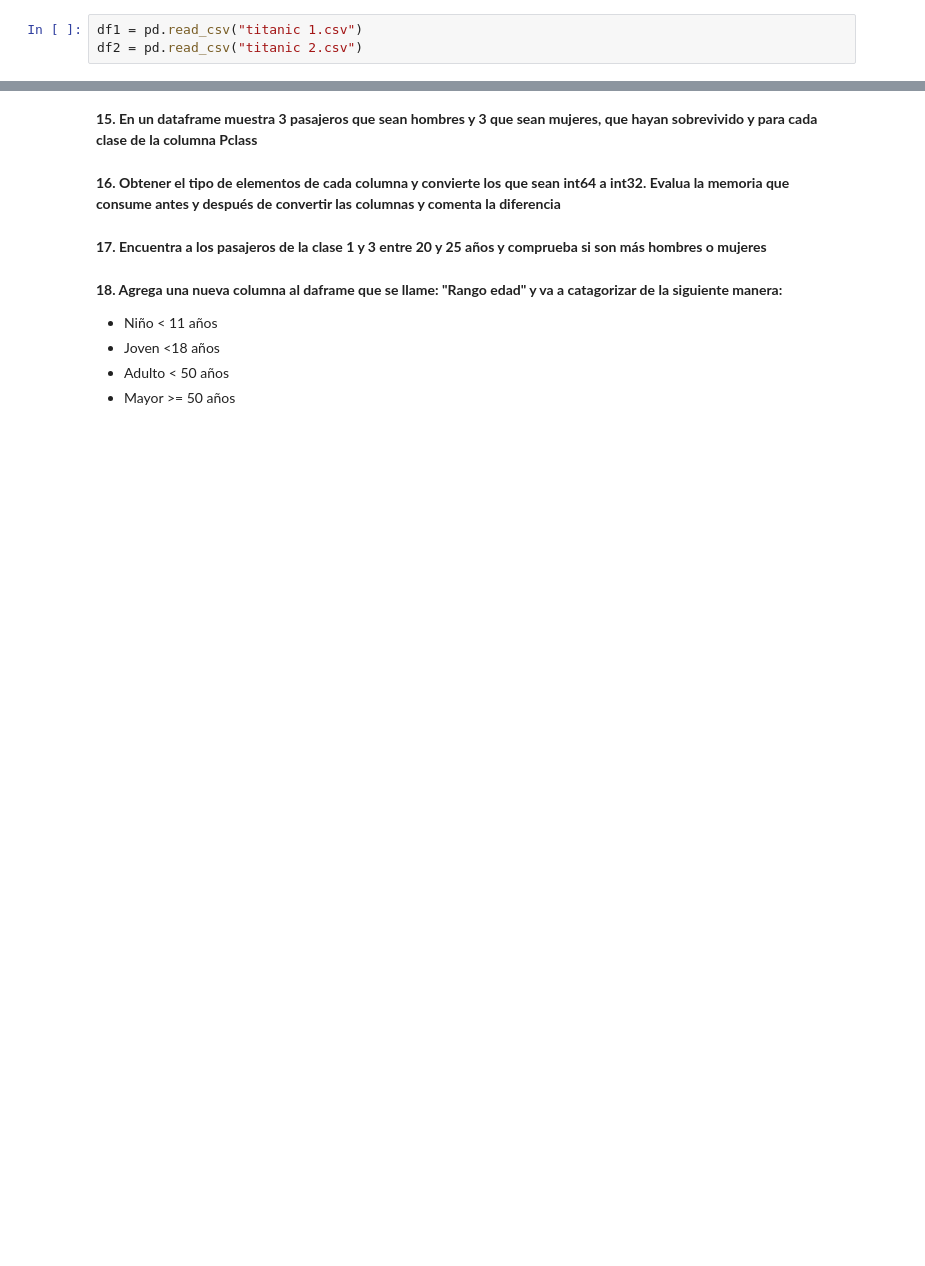
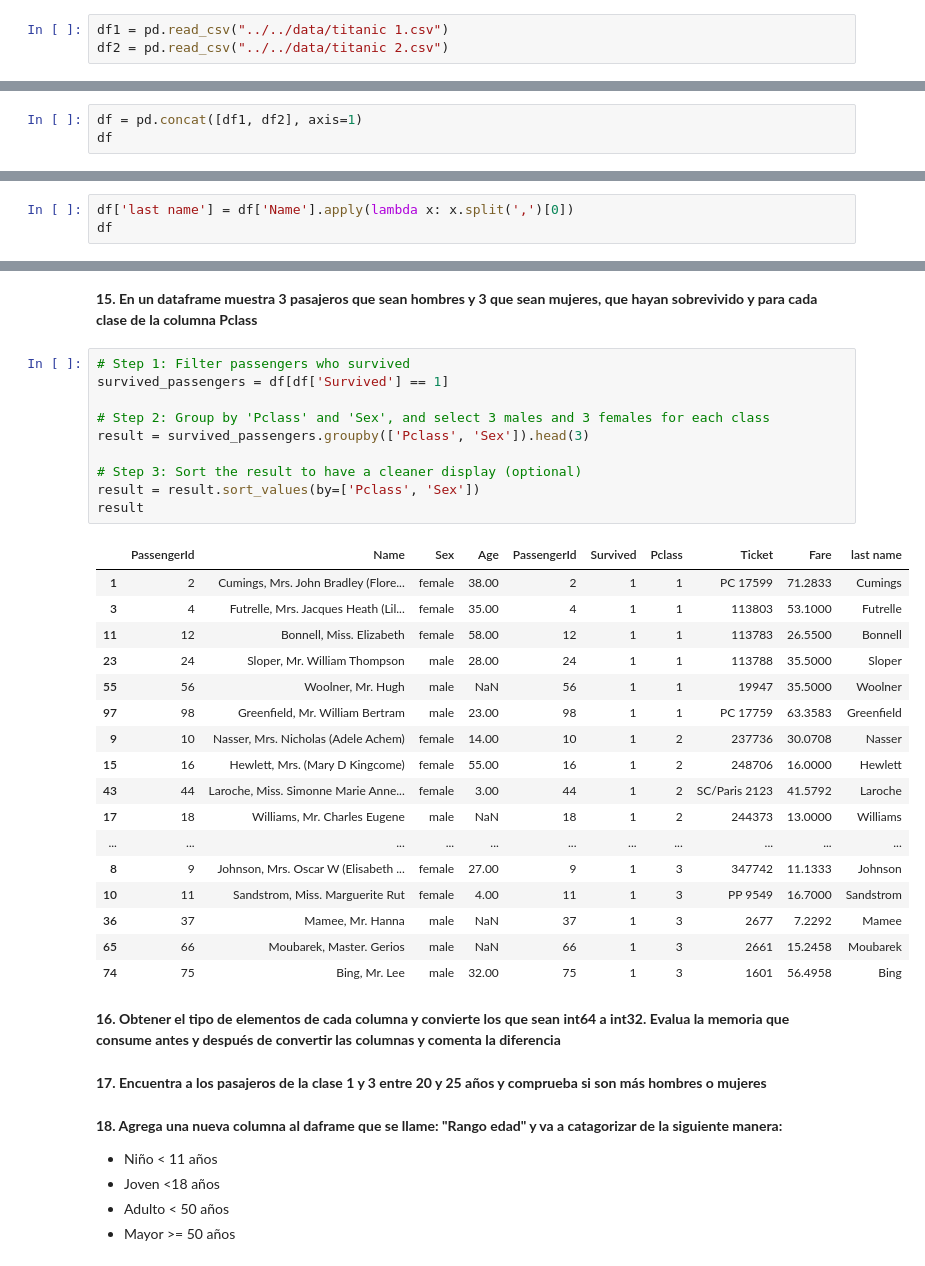
Before and after one commit to joelalves/machine-learning-course, a Jupyter notebook: numpy-pandas-preprocess/pandas/Pandas_Titanic.ipynb, the cells around one changed output, grey strips where cells are left out. Drawn from its saved outputs; the diff is of its cells as text; blank space fills up the shorter version.

```diff
--- a/numpy-pandas-preprocess/pandas/Pandas_Titanic.ipynb
+++ b/numpy-pandas-preprocess/pandas/Pandas_Titanic.ipynb
@@ -1,8 +1,8 @@
 # %%
 import pandas as pd
 # %%
-df1 = pd.read_csv("titanic 1.csv")
-df2 = pd.read_csv("titanic 2.csv")
+df1 = pd.read_csv("../../data/titanic 1.csv")
+df2 = pd.read_csv("../../data/titanic 2.csv")
 # %% [markdown]
 **1. Mostrar las estadisticas de cada uno de los dataframe**
 # %%
@@ -24,2 +40,5 @@ df1
 # %% [markdown]
 **1. Unir los dataframe para obtener solo uno**
+# %%
+df = pd.concat([df1, df2], axis=1)
+df
@@ -38,2 +133,5 @@ df1
 # %% [markdown]
 **8. Crear una columna con el apellido de cada pasajero y agregala al dataframe**
+# %%
+df['last name'] = df['Name'].apply(lambda x: x.split(',')[0])
+df
@@ -54,5 +251,33 @@ df1
 # %% [markdown]
 **15. En un dataframe muestra 3 pasajeros que sean hombres y 3 que sean mujeres, que hayan sobrevivido y para cada clase de la columna Pclass**
+# %%
+# Step 1: Filter passengers who survived
+survived_passengers = df[df['Survived'] == 1]
+
+# Step 2: Group by 'Pclass' and 'Sex', and select 3 males and 3 females for each class
+result = survived_passengers.groupby(['Pclass', 'Sex']).head(3)
+
+# Step 3: Sort the result to have a cleaner display (optional)
+result = result.sort_values(by=['Pclass', 'Sex'])
+result
+# %% [output]
+|  | PassengerId | Name | Sex | Age | PassengerId | Survived | Pclass | Ticket | Fare | last name |
+| 1 | 2 | Cumings, Mrs. John Bradley (Flore... | female | 38.00 | 2 | 1 | 1 | PC 17599 | 71.2833 | Cumings |
+| 3 | 4 | Futrelle, Mrs. Jacques Heath (Lil... | female | 35.00 | 4 | 1 | 1 | 113803 | 53.1000 | Futrelle |
+| 11 | 12 | Bonnell, Miss. Elizabeth | female | 58.00 | 12 | 1 | 1 | 113783 | 26.5500 | Bonnell |
+| 23 | 24 | Sloper, Mr. William Thompson | male | 28.00 | 24 | 1 | 1 | 113788 | 35.5000 | Sloper |
+| 55 | 56 | Woolner, Mr. Hugh | male | NaN | 56 | 1 | 1 | 19947 | 35.5000 | Woolner |
+| 97 | 98 | Greenfield, Mr. William Bertram | male | 23.00 | 98 | 1 | 1 | PC 17759 | 63.3583 | Greenfield |
+| 9 | 10 | Nasser, Mrs. Nicholas (Adele Achem) | female | 14.00 | 10 | 1 | 2 | 237736 | 30.0708 | Nasser |
+| 15 | 16 | Hewlett, Mrs. (Mary D Kingcome) | female | 55.00 | 16 | 1 | 2 | 248706 | 16.0000 | Hewlett |
+| 43 | 44 | Laroche, Miss. Simonne Marie Anne... | female | 3.00 | 44 | 1 | 2 | SC/Paris 2123 | 41.5792 | Laroche |
+| 17 | 18 | Williams, Mr. Charles Eugene | male | NaN | 18 | 1 | 2 | 244373 | 13.0000 | Williams |
+| ... | ... | ... | ... | ... | ... | ... | ... | ... | ... | ... |
+| 8 | 9 | Johnson, Mrs. Oscar W (Elisabeth ... | female | 27.00 | 9 | 1 | 3 | 347742 | 11.1333 | Johnson |
+| 10 | 11 | Sandstrom, Miss. Marguerite Rut | female | 4.00 | 11 | 1 | 3 | PP 9549 | 16.7000 | Sandstrom |
+| 36 | 37 | Mamee, Mr. Hanna | male | NaN | 37 | 1 | 3 | 2677 | 7.2292 | Mamee |
+| 65 | 66 | Moubarek, Master. Gerios | male | NaN | 66 | 1 | 3 | 2661 | 15.2458 | Moubarek |
+| 74 | 75 | Bing, Mr. Lee | male | 32.00 | 75 | 1 | 3 | 1601 | 56.4958 | Bing |
 # %% [markdown]
 **16. Obtener el tipo de elementos de cada columna y convierte los que sean int64 a int32. Evalua la memoria que consume antes y después de convertir las columnas y comenta la diferencia**
 # %% [markdown]
```
Also changed, not shown: parts of 17 cells of this notebook, 2 other files.
